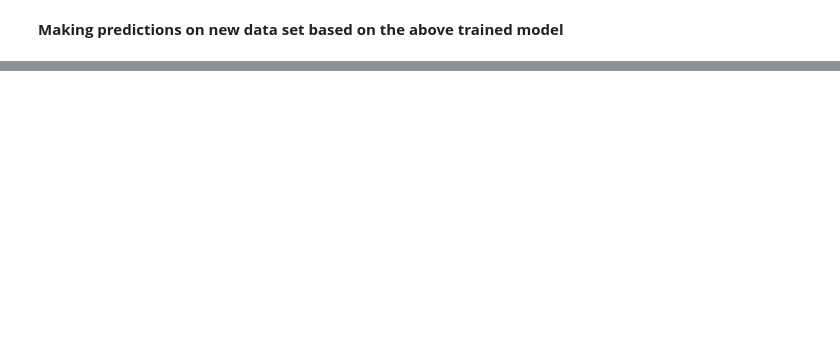
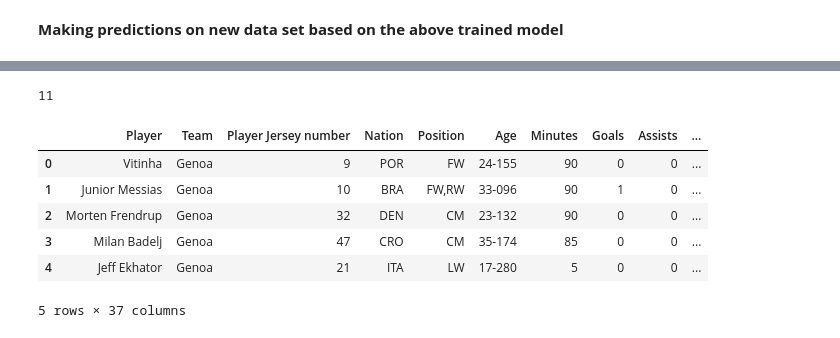
Before and after one commit to ajaykumar9680/ML-ClutchPlayerAnalysis, a Jupyter notebook: mls.ipynb, the cells around one changed output, grey strips where cells are left out. Drawn from its saved outputs; the diff is of its cells as text; code cells hidden in the pictures; blank space fills up the shorter version.

Commit message:
predicted the clutch players on new data

```diff
--- a/mls.ipynb
+++ b/mls.ipynb
@@ -434,0 +496,23 @@ new_data = pd.read_csv('Premier League/Serie A - Players Stats.csv')
+# %%
+new_data['Goals per 90'] = new_data['Goals'] / (new_data['Minutes'] / 90)
+new_data['Assists per 90'] = new_data['Assists'] / (new_data['Minutes'] / 90)
+new_data['Shot-Creating Actions'] = new_data['Shot-Creating Actions']
+new_data['Goal-Creating Actions'] = new_data['Goal-Creating Actions']
+# %%
+# Selecting relevant features
+new_features = ['Goals per 90', 'Assists per 90', 'Expected Goals (xG)', 'Expected Assists (xAG)',
+                'Shot-Creating Actions', 'Goal-Creating Actions']
+
+new_data_prepared = new_data[new_features]
+# %%
+import joblib
+
+loaded_model = joblib.load('clutch_performance_model.joblib')
+
+# Making predictions on the new dataset
+new_predictions = loaded_model.predict(new_data_prepared)
+
+# Adding predictions to the new dataset
+new_data['Predicted Clutch Impact Score'] = new_predictions
+
+print(new_data[['Player', 'Predicted Clutch Impact Score']].head())
@@ -434,0 +546,9 @@ new_data = pd.read_csv('Premier League/Serie A - Players Stats.csv')
+# %%
+# threshold for classification
+threshold = 0.7
+
+new_data['Clutch_Player'] = new_data['Predicted Clutch Impact Score'].apply(
+    lambda x: 'Clutch' if x > threshold else 'Not Clutch'
+)
+
+print(new_data[['Player', 'Predicted Clutch Impact Score', 'Clutch_Player']].head())
@@ -434,0 +580,15 @@ new_data = pd.read_csv('Premier League/Serie A - Players Stats.csv')
+# %%
+print(len(clutch_players))
+# %% [output]
+11
+# %%
+non_clutch_players = new_data[new_data['Clutch_Player'] == 'Not Clutch']
+non_clutch_players.head(5)
+# %% [output]
+|  | Player | Team | Player Jersey number | Nation | Position | Age | Minutes | Goals | Assists | ... |
+| 0 | Vitinha | Genoa | 9 | POR | FW | 24-155 | 90 | 0 | 0 | ... |
+| 1 | Junior Messias | Genoa | 10 | BRA | FW,RW | 33-096 | 90 | 1 | 0 | ... |
+| 2 | Morten Frendrup | Genoa | 32 | DEN | CM | 23-132 | 90 | 0 | 0 | ... |
+| 3 | Milan Badelj | Genoa | 47 | CRO | CM | 35-174 | 85 | 0 | 0 | ... |
+| 4 | Jeff Ekhator | Genoa | 21 | ITA | LW | 17-280 | 5 | 0 | 0 | ... |
+5 rows × 37 columns
```
Also changed, not shown: parts of 12 cells of this notebook, 1 other file.
